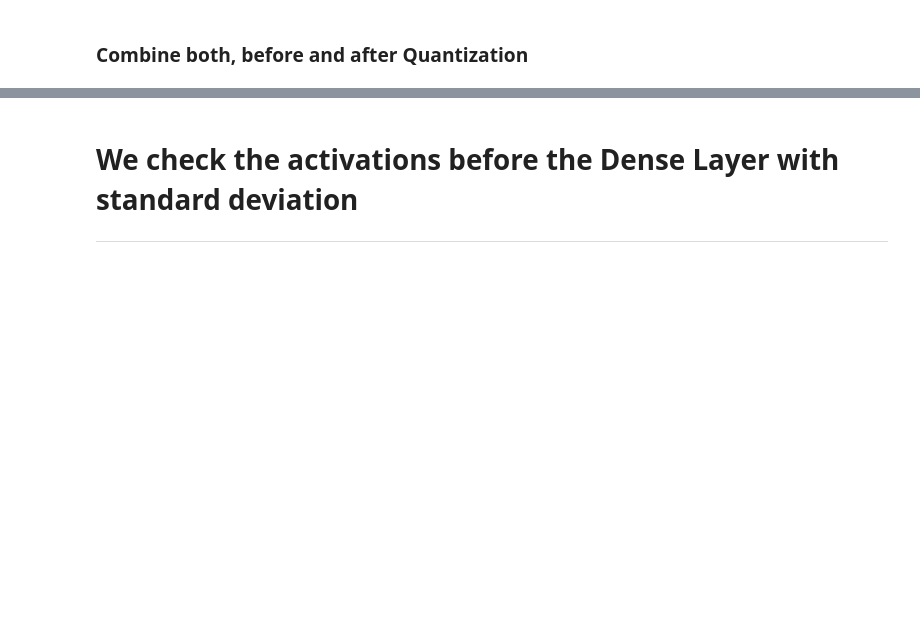
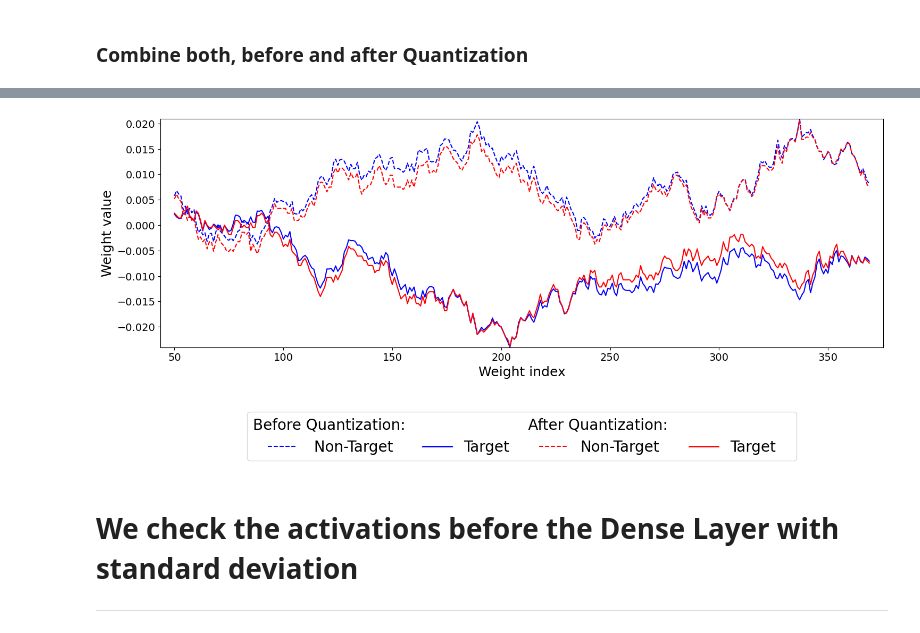
Before and after one commit to rehroman/tinyml-bird-song-detection, a Jupyter notebook: notebooks/9a_Baseline_BirdNET_V2.1_softmax_weights_activationcheck.ipynb, the cells around one changed output, grey strips where cells are left out. Drawn from its saved outputs; the diff is of its cells as text; code cells hidden in the pictures; blank space fills up the shorter version.

```diff
--- a/notebooks/8_Baseline_BirdNET_V2.1_softmax_activationcheck.ipynb
+++ b/notebooks/9a_Baseline_BirdNET_V2.1_softmax_weights_activationcheck.ipynb
@@ -518,3 +311,101 @@ plt.show()
+# %%
+import numpy as np
+import matplotlib.pyplot as plt
+import os
+
+def rolling_average_resampled(data, window_size):
+    half_window = window_size // 2
+    smoothed_data = []
+
+    for i in range(half_window):
+        smoothed_data.append(np.mean(data[:i+half_window+1]))
+
+    for i in range(half_window, len(data) - half_window):
+        smoothed_data.append(np.mean(data[i-half_window:i+half_window+1]))
+
+    for i in range(len(data) - half_window, len(data)):
+        smoothed_data.append(np.mean(data[i-half_window:]))
+
+    return np.array(smoothed_data)
+
+# Window size for rolling average
+window_size = 100
+half_window = window_size // 2
+
+# Get weights from baseline model
+weights_baseline = baselineModel_activation_softmax.get_layer('dense').get_weights()[0]
+smoothed_non_target_baseline = rolling_average_resampled(weights_baseline[:, 0], window_size)
+smoothed_target_baseline = rolling_average_resampled(weights_baseline[:, 1], window_size)
+
+# Get weights from TFLite model
+weights_tflite = interpreter.get_tensor(127).T
+smoothed_non_target_tflite = rolling_average_resampled(weights_tflite[:, 0], window_size)
+smoothed_target_tflite = rolling_average_resampled(weights_tflite[:, 1], window_size)
+
+
+
+fig, ax = plt.subplots(figsize=(15, 7))
+
+# Determine the overall y-axis limits
+ymin = min(smoothed_non_target_baseline[half_window:-half_window].min(),
+           smoothed_target_baseline[half_window:-half_window].min(),
+           smoothed_non_target_tflite[half_window:-half_window].min(),
+           smoothed_target_tflite[half_window:-half_window].max())
+ymax = max(smoothed_non_target_baseline[half_window:-half_window].max(),
+           smoothed_target_baseline[half_window:-half_window].max(),
+           smoothed_non_target_tflite[half_window:-half_window].max(),
+           smoothed_target_tflite[half_window:-half_window].max())
+
+# Set font sizes
+label_font_size = 18
+legend_font_size = 20
+
+
+# Plot weights for baseline model (Before Quantization - Blue color)
+ax.plot(range(half_window, len(smoothed_non_target_baseline) - half_window), smoothed_non_target_baseline[half_window:-half_window], 'b--', label='Non-target (Before quantization)')
+ax.plot(range(half_window, len(smoothed_target_baseline) - half_window), smoothed_target_baseline[half_window:-half_window], 'b-', label='Target (Before quantization)')
+
+# Plot weights for TFLite model (After Quantization - Red color)
+ax.plot(range(half_window, len(smoothed_non_target_tflite) - half_window), smoothed_non_target_tflite[half_window:-half_window], 'r--', label='Non-target (After quantization)')
+ax.plot(range(half_window, len(smoothed_target_tflite) - half_window), smoothed_target_tflite[half_window:-half_window], 'r-', label='Target (After quantization)')
+
+ax.set_ylabel("Weight value", fontsize=label_font_size)
+ax.set_xlabel("Weight index", fontsize=label_font_size)
+
+
+# clearer labeld for thesis
+custom_lines = [
+    plt.Line2D([0], [0], color='blue', ls='--'),
+    plt.Line2D([0], [0], color='blue', lw=2),
+    plt.Line2D([0], [0], color='red', ls='--'),
+    plt.Line2D([0], [0], color='red', lw=2)
+]
+
+
+# Custom legend
+legend = ax.legend(custom_lines, [' Non-Target', 'Target', 'Non-Target', 'Target'],
+          title= 'Before Quantization:                          After Quantization:                          ',
+          loc='upper center', bbox_to_anchor=(0.5, -0.25),
+          fontsize=legend_font_size, frameon=True, ncol=4)
+
+legend.get_title().set_fontsize(legend_font_size)
+
+ax.set_ylim(ymin, ymax)
+
+ax.tick_params(axis='both', labelsize=14)
+
+ax.margins(x=0.02)
+
+plt.tight_layout()
+
+image_folder = 'Image'
+os.makedirs(image_folder, exist_ok=True)
+image_path = os.path.join(image_folder, 'combined_weight_values_windowsize100_in_one_plot')
+plt.savefig(f"{image_path}.pdf", bbox_inches='tight')
+
+plt.show()
+# %% [output]
+[figure, added]
 # %% [markdown]
 # We check the activations before the Dense Layer with standard deviation
 ---
```
Also changed, not shown: parts of 23 cells of this notebook, 16 other files.
